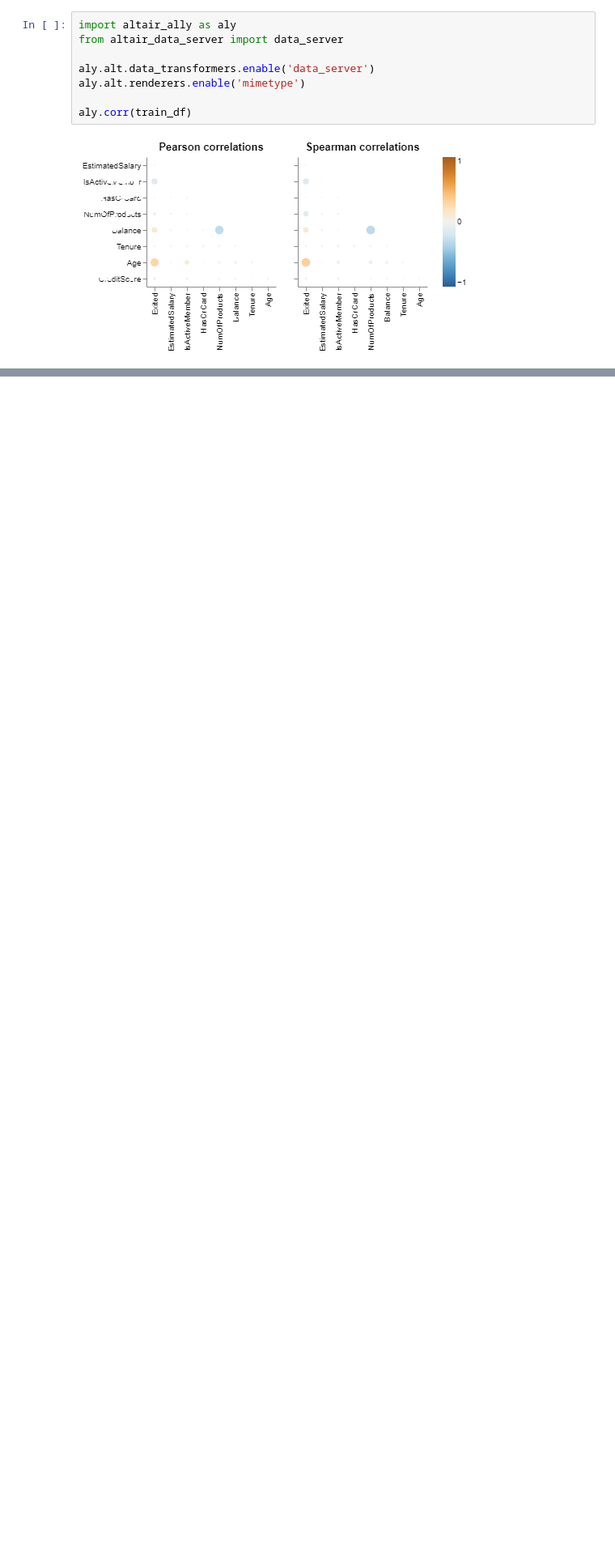
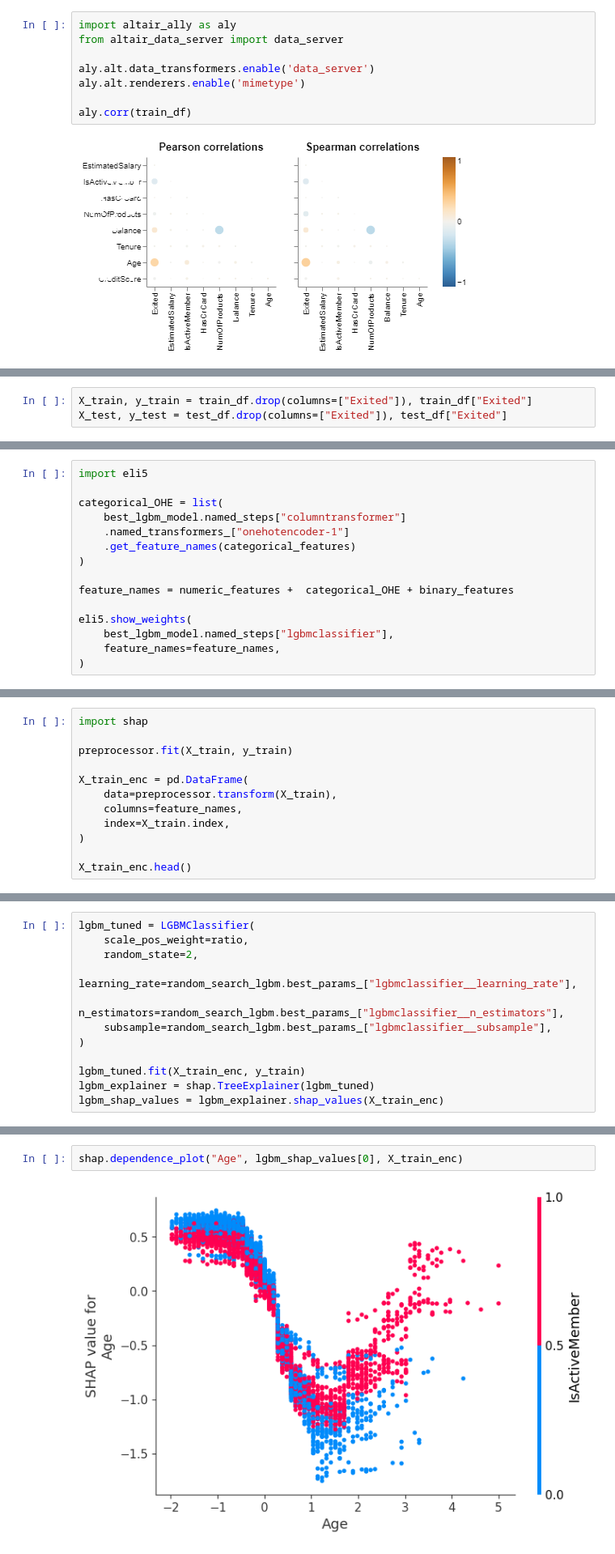
Before and after one commit to caesarw0/churn-prediction, a Jupyter notebook: churn_prediction.ipynb, the cells around one changed output, grey strips where cells are left out. Shown: that part at 81% size. Cells and saved outputs as stored; diff of their text form; blank space fills up the shorter version.

```diff
--- a/churn_prediction.ipynb
+++ b/churn_prediction.ipynb
@@ -158,0 +233,3 @@ aly.dist(train_df[train_df.columns[train_df.nunique() <= 20]].astype('object'),
+# %%
+X_train, y_train = train_df.drop(columns=["Exited"]), train_df["Exited"]
+X_test, y_test = test_df.drop(columns=["Exited"]), test_df["Exited"]
@@ -158,0 +828,15 @@ aly.dist(train_df[train_df.columns[train_df.nunique() <= 20]].astype('object'),
+# %%
+import eli5
+
+categorical_OHE = list(
+    best_lgbm_model.named_steps["columntransformer"]
+    .named_transformers_["onehotencoder-1"]
+    .get_feature_names(categorical_features)
+)
+
+feature_names = numeric_features +  categorical_OHE + binary_features
+
+eli5.show_weights(
+    best_lgbm_model.named_steps["lgbmclassifier"],
+    feature_names=feature_names,
+)
@@ -158,0 +857,12 @@ aly.dist(train_df[train_df.columns[train_df.nunique() <= 20]].astype('object'),
+# %%
+import shap
+
+preprocessor.fit(X_train, y_train)
+
+X_train_enc = pd.DataFrame(
+    data=preprocessor.transform(X_train),
+    columns=feature_names,
+    index=X_train.index,
+)
+
+X_train_enc.head()
@@ -158,0 +876,12 @@ aly.dist(train_df[train_df.columns[train_df.nunique() <= 20]].astype('object'),
+# %%
+lgbm_tuned = LGBMClassifier(
+    scale_pos_weight=ratio,
+    random_state=2,
+    learning_rate=random_search_lgbm.best_params_["lgbmclassifier__learning_rate"],
+    n_estimators=random_search_lgbm.best_params_["lgbmclassifier__n_estimators"],
+    subsample=random_search_lgbm.best_params_["lgbmclassifier__subsample"],
+)
+
+lgbm_tuned.fit(X_train_enc, y_train)
+lgbm_explainer = shap.TreeExplainer(lgbm_tuned)
+lgbm_shap_values = lgbm_explainer.shap_values(X_train_enc)
@@ -158,0 +907,4 @@ aly.dist(train_df[train_df.columns[train_df.nunique() <= 20]].astype('object'),
+# %%
+shap.dependence_plot("Age", lgbm_shap_values[0], X_train_enc)
+# %% [output]
+[figure, added]
```
Also changed, not shown: parts of 64 cells of this notebook.
